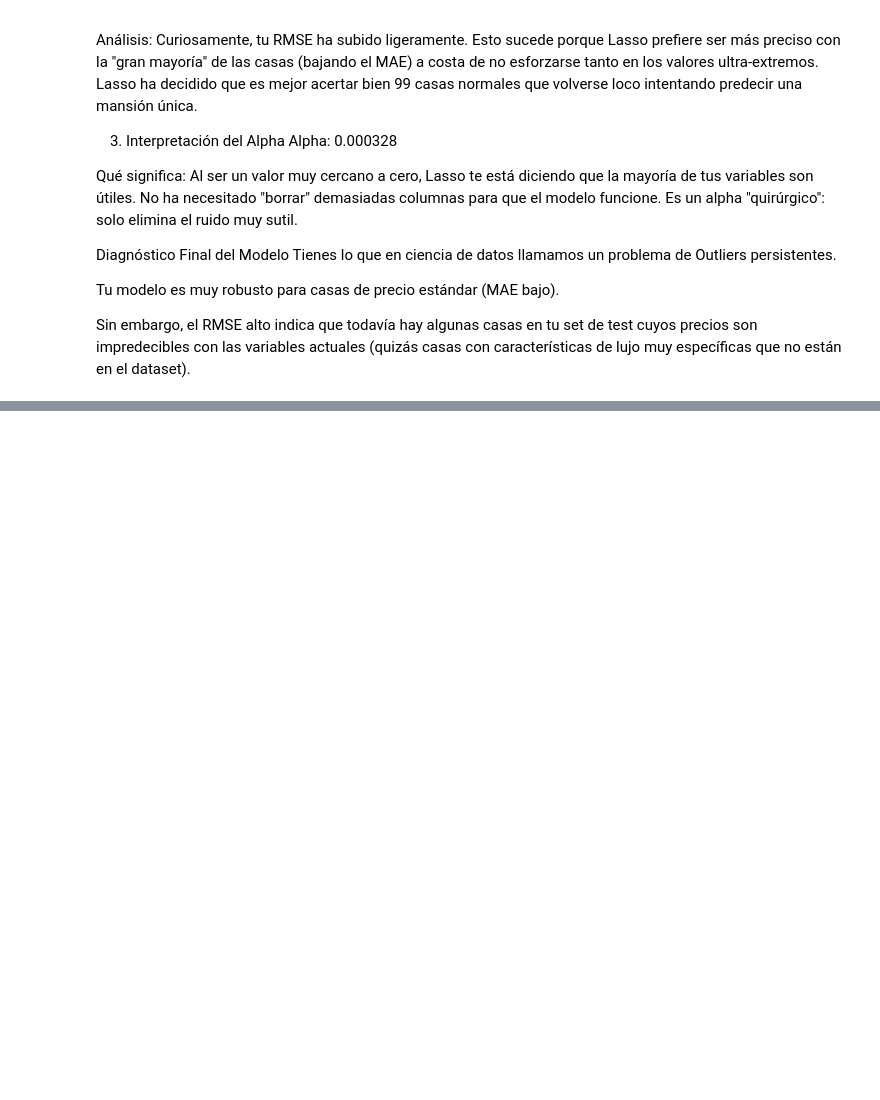
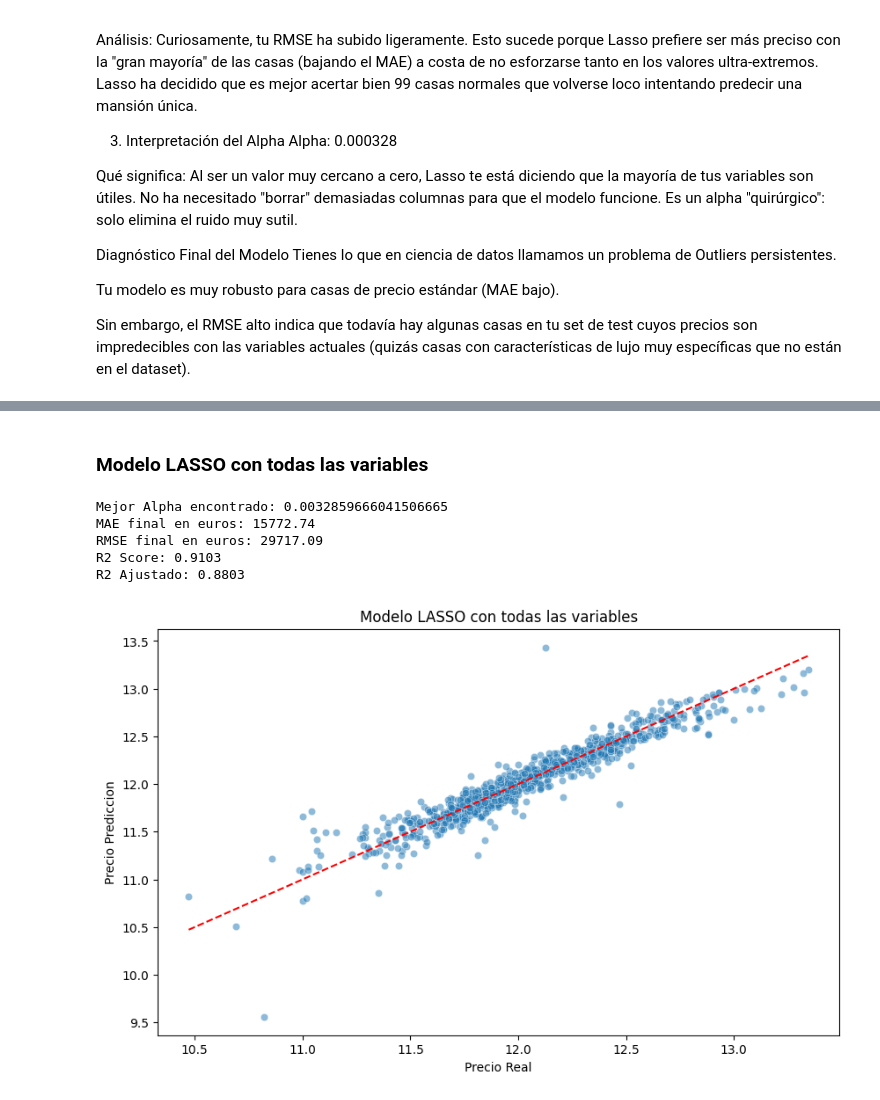
Before and after one commit to estebanSem/p4.3---modelos, a Jupyter notebook: p4.3.ipynb, the cells around one changed output, grey strips where cells are left out. Drawn from its saved outputs; the diff is of its cells as text; code cells hidden in the pictures; blank space fills up the shorter version.

```diff
--- a/p4.3.ipynb
+++ b/p4.3.ipynb
@@ -405,0 +552,49 @@ Sin embargo, el RMSE alto indica que todavía hay algunas casas en tu set de tes
+# %% [markdown]
+### Modelo LASSO con todas las variables
+# %%
+lasso_model = make_pipeline(StandardScaler(), LassoCV(cv=5, random_state=42))
+lasso_model.fit(X_train, y_train)
+
+# 3. Predicciones en escala logarítmica
+pred_log = lasso_model.predict(X_test)
+
+# 4. Transformación INVERSA para volver a euros
+pred_final = np.expm1(pred_log)
+y_test_real = np.expm1(y_test)
+
+# 5. Cálculo de métricas finales en EUROS
+mae_final = mean_absolute_error(y_test_real, pred_final)
+rmse_final = np.sqrt(mean_squared_error(y_test_real, pred_final))
+
+rscore = r2_score(y_test,pred_log)
+n = X_test.shape[0]
+k = X_test.shape[1]
+
+#formula r2 ajustado
+r2_ajustado = 1 - ((1 - rscore) * (n - 1) / (n - k - 1))
+
+print(f"Mejor Alpha encontrado: {lasso_model.named_steps['lassocv'].alpha_}")
+print(f"MAE final en euros: {mae_final:.2f}")
+print(f"RMSE final en euros: {rmse_final:.2f}")
+print(f"R2 Score: {rscore:.4f}")
+print(f"R2 Ajustado: {r2_ajustado:.4f}")
+# %% [output]
+Mejor Alpha encontrado: 0.0032859666041506665
+MAE final en euros: 15772.74
+RMSE final en euros: 29717.09
+R2 Score: 0.9103
+R2 Ajustado: 0.8803
+# %%
+plt.figure(figsize=(10,6))
+
+sns.scatterplot(x = y_test, y=y_pred, alpha=0.5)
+
+linea_prediccion_per = [y_test.min(), y_test.max()]
+plt.plot(linea_prediccion_per, linea_prediccion_per, color='red', linestyle='--')
+
+plt.title('Modelo LASSO con todas las variables')
+plt.xlabel('Precio Real')
+plt.ylabel('Precio Prediccion')
+plt.show()
+# %% [output]
+[figure, added]
```
Also changed, not shown: parts of 22 cells of this notebook.
